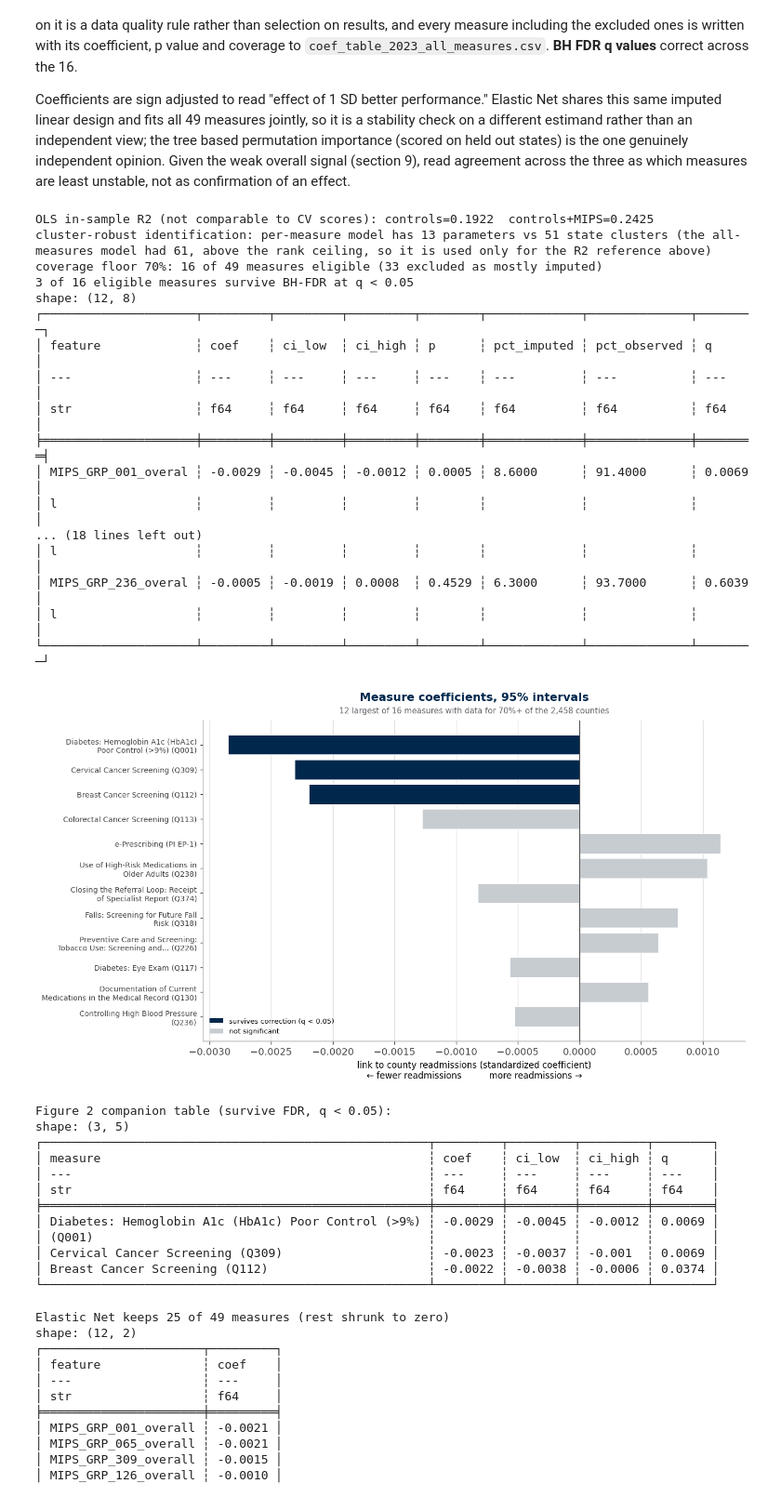
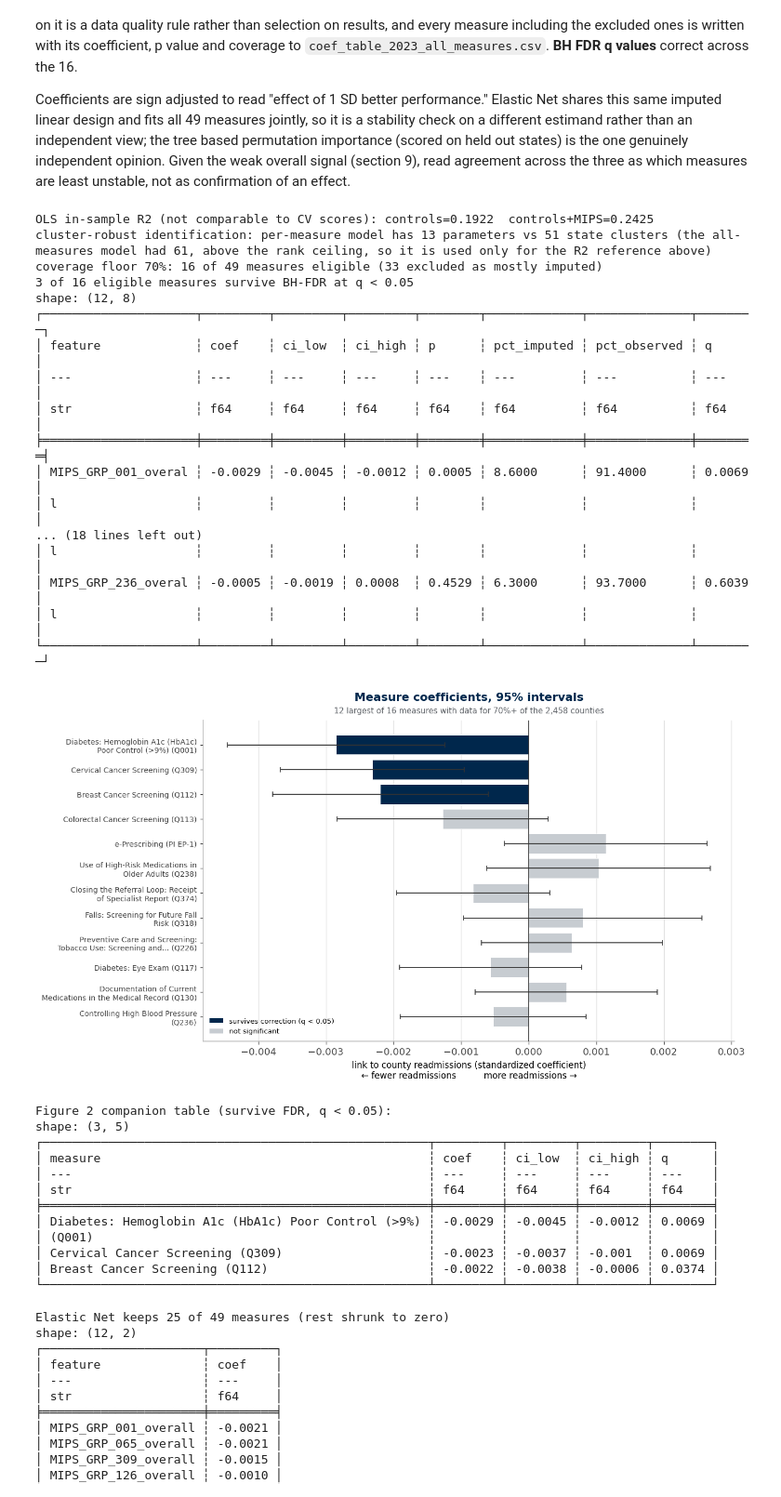
Before and after one commit to memckay/mads-capstone, a Jupyter notebook: notebooks/04_supervised_learning.ipynb, the cells around one changed output. Shown at 93% size. Drawn from its saved outputs; the diff is of its cells as text; code cells hidden in the pictures.

```diff
--- a/notebooks/04_supervised_learning.ipynb
+++ b/notebooks/04_supervised_learning.ipynb
@@ -141,7 +141,7 @@ TARGETS = {
 
 LOAD_COLS = [
     "county_fips", "YEAR", "BENE_AGE_LVL", "BENE_GEO_DESC",
-    "measure_cd", "measure_title", "avg_prf_rate_weighted",
+    "measure_cd", "measure_title", "avg_prf_rate_weighted", "groups_count",
     *CONTROL_COLS, *TARGETS.values(),
 ]
 
@@ -1038,6 +1057,9 @@ from matplotlib.patches import Patch
 fig, ax = plt.subplots(figsize=(11.5, 6.5))
 colors = [BLUE if sig[i] else "#c7ccd1" for i in range(top.height)]
 ax.barh(ypos, coef, color=colors, edgecolor="white", linewidth=0.6, zorder=3)
+# the interval is the point of this figure, so draw it rather than only computing it
+ax.errorbar(coef, ypos, xerr=np.vstack([coef - ci_low, ci_high - coef]),
+            fmt="none", ecolor="#333333", elinewidth=1.1, capsize=3, zorder=5)
 ax.axvline(0, color="#333333", linewidth=1, zorder=4)
 ax.set_yticks(ypos, ylabels, fontsize=8.5)
 ax.set_xlabel("link to county readmissions (standardized coefficient)\n"
@@ -1063,34 +1085,34 @@ fig2_table = (
     coef_tbl.filter(pl.col("q") < 0.05)
     .select(
         pl.col("feature").map_elements(measure_label, return_dtype=pl.String).alias("measure"),
         pl.col("coef").round(4).alias("coef"),
         pl.col("ci_low").round(4).alias("ci_low"),
         pl.col("ci_high").round(4).alias("ci_high"),
         pl.col("q").round(4).alias("q"),
     )
 )
 print("Figure 2 companion table (survive FDR, q < 0.05):")
 with pl.Config(fmt_str_lengths=90, tbl_rows=12):
     print(fig2_table)
 # %% [output]
 OLS in-sample R2 (not comparable to CV scores): controls=0.1922  controls+MIPS=0.2425
 cluster-robust identification: per-measure model has 13 parameters vs 51 state clusters (the all-measures model had 61, above the rank ceiling, so it is used only for the R2 reference above)
 coverage floor 70%: 16 of 49 measures eligible (33 excluded as mostly imputed)
 3 of 16 eligible measures survive BH-FDR at q < 0.05
 shape: (12, 8)
 ┌─────────────────────┬─────────┬─────────┬─────────┬────────┬─────────────┬──────────────┬────────┐
 │ feature             ┆ coef    ┆ ci_low  ┆ ci_high ┆ p      ┆ pct_imputed ┆ pct_observed ┆ q      │
 │ ---                 ┆ ---     ┆ ---     ┆ ---     ┆ ---    ┆ ---         ┆ ---          ┆ ---    │
 │ str                 ┆ f64     ┆ f64     ┆ f64     ┆ f64    ┆ f64         ┆ f64          ┆ f64    │
 ╞═════════════════════╪═════════╪═════════╪═════════╪════════╪═════════════╪══════════════╪════════╡
 │ MIPS_GRP_001_overal ┆ -0.0029 ┆ -0.0045 ┆ -0.0012 ┆ 0.0005 ┆ 8.6000      ┆ 91.4000      ┆ 0.0069 │
 │ l                   ┆         ┆         ┆         ┆        ┆             ┆              ┆        │
 ... (18 lines left out)
 │ l                   ┆         ┆         ┆         ┆        ┆             ┆              ┆        │
 │ MIPS_GRP_236_overal ┆ -0.0005 ┆ -0.0019 ┆ 0.0008  ┆ 0.4529 ┆ 6.3000      ┆ 93.7000      ┆ 0.6039 │
 │ l                   ┆         ┆         ┆         ┆        ┆             ┆              ┆        │
 └─────────────────────┴─────────┴─────────┴─────────┴────────┴─────────────┴──────────────┴────────┘
-[figure, old version]
+[figure, new version]
 Figure 2 companion table (survive FDR, q < 0.05):
 shape: (3, 5)
 ┌─────────────────────────────────────────────────────┬─────────┬─────────┬─────────┬────────┐
```
Also changed, not shown: parts of 4 cells of this notebook, 2 other files.
